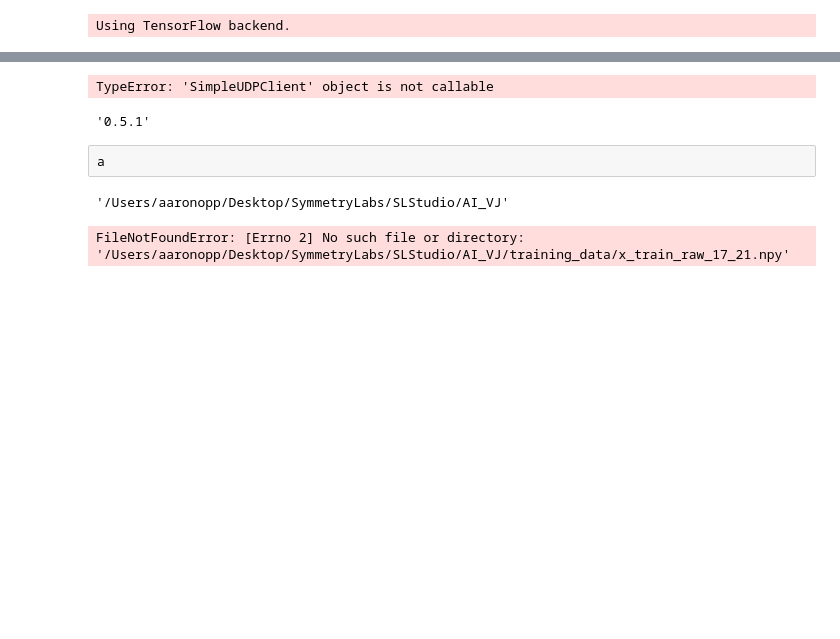
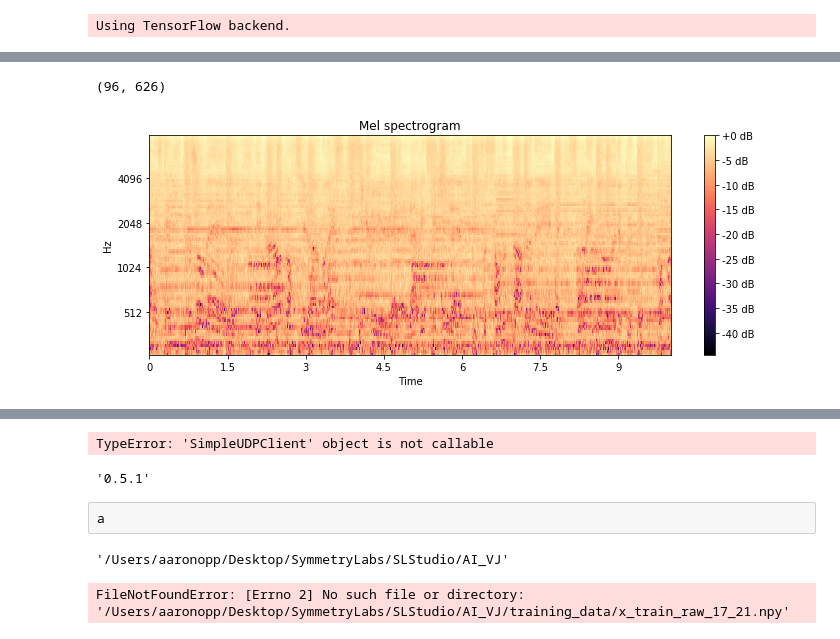
Before and after one commit to SymmetryLabs/SLStudio, a Jupyter notebook: AI_VJ/data_exploration_sandbox.ipynb, the cells around one changed output, grey strips where cells are left out. Cells and saved outputs as stored; diff of their text form; code cells hidden in the pictures; blank space fills up the shorter version.

```diff
--- a/AI_VJ/data_exploration_sandbox.ipynb
+++ b/AI_VJ/data_exploration_sandbox.ipynb
@@ -72,0 +79,2 @@ Using TensorFlow backend.
+# %%
+x_data = np.load("training_data/aaronopp/7_12/x_train_raw_16_24.npy")
@@ -72,0 +101,5 @@ Using TensorFlow backend.
+# %%
+graph_MS(x_data[1], 0)
+# %% [output]
+(96, 626)
+[figure, added]
```
Also changed, not shown: parts of 5 cells of this notebook, 17 other files.
